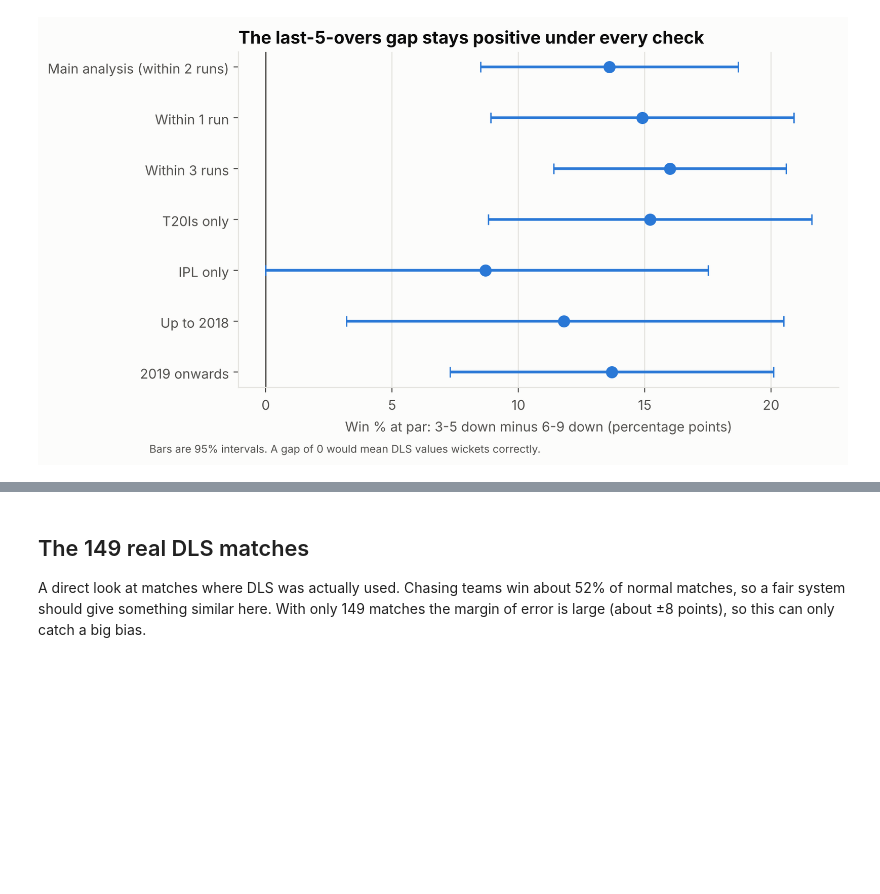
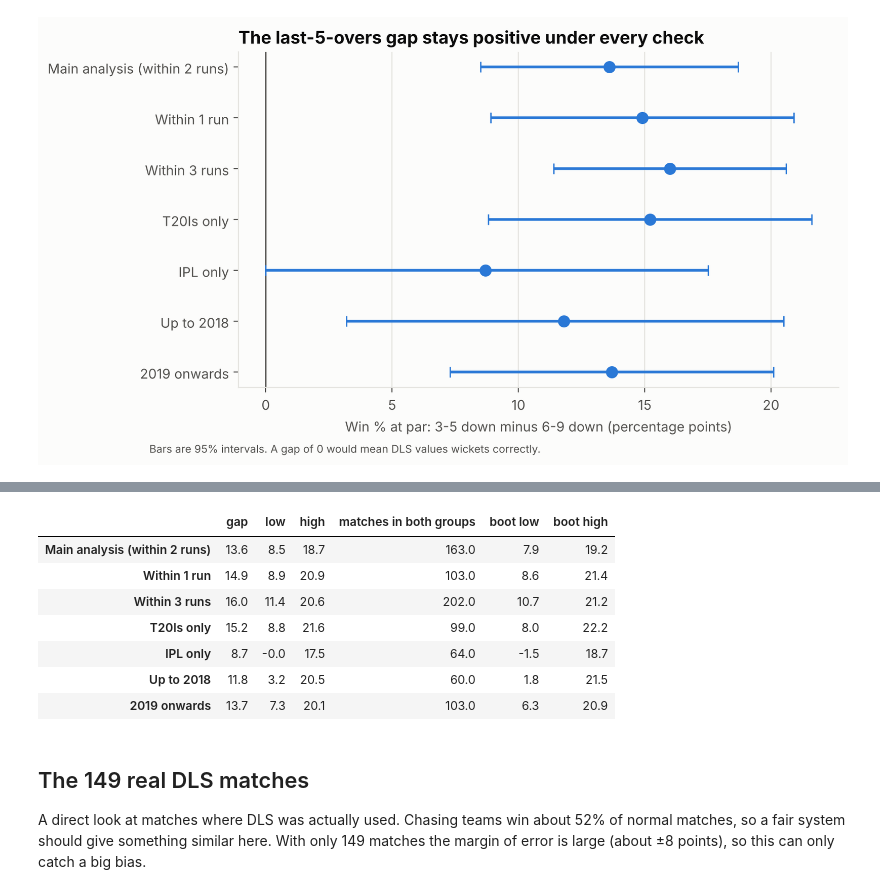
Before and after one commit to abdulhaquemohammed/dls-fairness-t20, a Jupyter notebook: 06_robustness.ipynb, the cells around one changed output, grey strips where cells are left out. Cells and saved outputs as stored; diff of their text form; code cells hidden in the pictures; blank space fills up the shorter version.

Commit message:
Correct IPL robustness claim and independence wording; add match-level bootstrap

```diff
--- a/06_robustness.ipynb
+++ b/06_robustness.ipynb
@@ -120,3 +126,45 @@ plt.show()
+# %%
+def bootstrap_gap(data, tol=2, reps=4000, seed=42):
+    on_par = (data[data["margin"].abs() <= tol]
+              .sort_values("balls_left", ascending=False)
+              .drop_duplicates(["match_id", "wickets"]))
+    late = on_par[on_par["balls_left"] <= 30]
+    ids = late["match_id"].unique()
+    k = late["match_id"].map({m: i for i, m in enumerate(ids)}).values
+    a = late["wickets"].between(3, 5).values
+    b = late["wickets"].between(6, 9).values
+    won = late["won"].values
+    # per-match totals, so resampling a match brings all its rows with it
+    aw, an = np.bincount(k[a], won[a], len(ids)), np.bincount(k[a], minlength=len(ids))
+    bw, bn = np.bincount(k[b], won[b], len(ids)), np.bincount(k[b], minlength=len(ids))
+    rng = np.random.default_rng(seed)
+    gaps = []
+    for _ in range(reps):
+        c = np.bincount(rng.integers(0, len(ids), len(ids)), minlength=len(ids))
+        gaps.append((c @ aw) / (c @ an) - (c @ bw) / (c @ bn))
+    lo, hi = np.percentile(gaps, [2.5, 97.5]) * 100
+    return {"matches in both groups": len(set(late["match_id"][a]) & set(late["match_id"][b])),
+            "boot low": lo, "boot high": hi}
+
+boot = pd.DataFrame({
+    "Main analysis (within 2 runs)": bootstrap_gap(s),
+    "Within 1 run": bootstrap_gap(s, tol=1),
+    "Within 3 runs": bootstrap_gap(s, tol=3),
+    "T20Is only": bootstrap_gap(s[s["comp"] == "t20i"]),
+    "IPL only": bootstrap_gap(s[s["comp"] == "ipl"]),
+    "Up to 2018": bootstrap_gap(s[s["year"] <= 2018]),
+    "2019 onwards": bootstrap_gap(s[s["year"] >= 2019]),
+}).T
+robust[["gap", "low", "high"]].join(boot.round(1))
+# %% [output]
+|  | gap | low | high | matches in both groups | boot low | boot high |
+| Main analysis (within 2 runs) | 13.6 | 8.5 | 18.7 | 163.0 | 7.9 | 19.2 |
+| Within 1 run | 14.9 | 8.9 | 20.9 | 103.0 | 8.6 | 21.4 |
+| Within 3 runs | 16.0 | 11.4 | 20.6 | 202.0 | 10.7 | 21.2 |
+| T20Is only | 15.2 | 8.8 | 21.6 | 99.0 | 8.0 | 22.2 |
+| IPL only | 8.7 | -0.0 | 17.5 | 64.0 | -1.5 | 18.7 |
+| Up to 2018 | 11.8 | 3.2 | 20.5 | 60.0 | 1.8 | 21.5 |
+| 2019 onwards | 13.7 | 7.3 | 20.1 | 103.0 | 6.3 | 20.9 |
 # %% [markdown]
 ## The 149 real DLS matches
 
```
Also changed, not shown: parts of 2 cells of this notebook, 2 other files.
